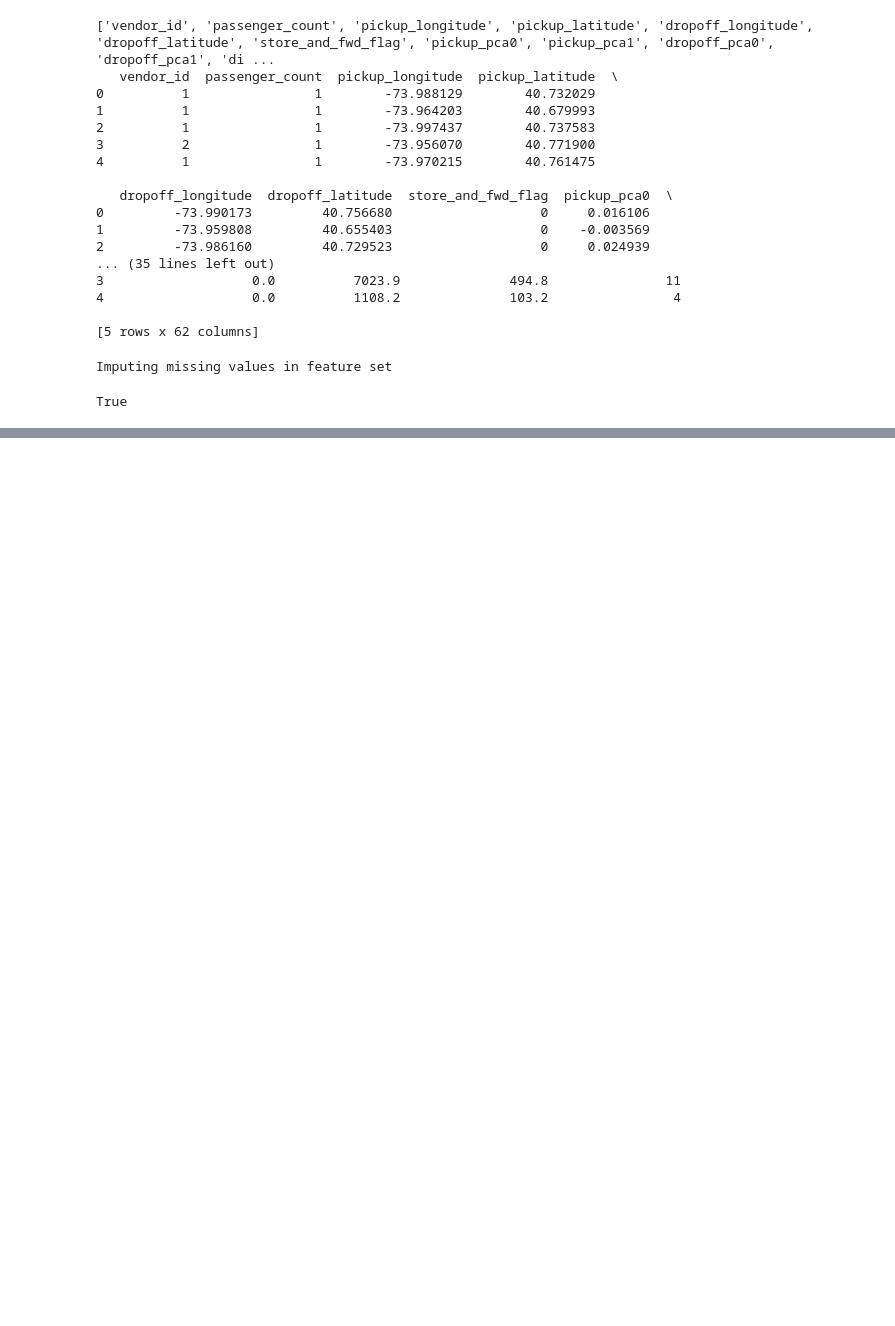
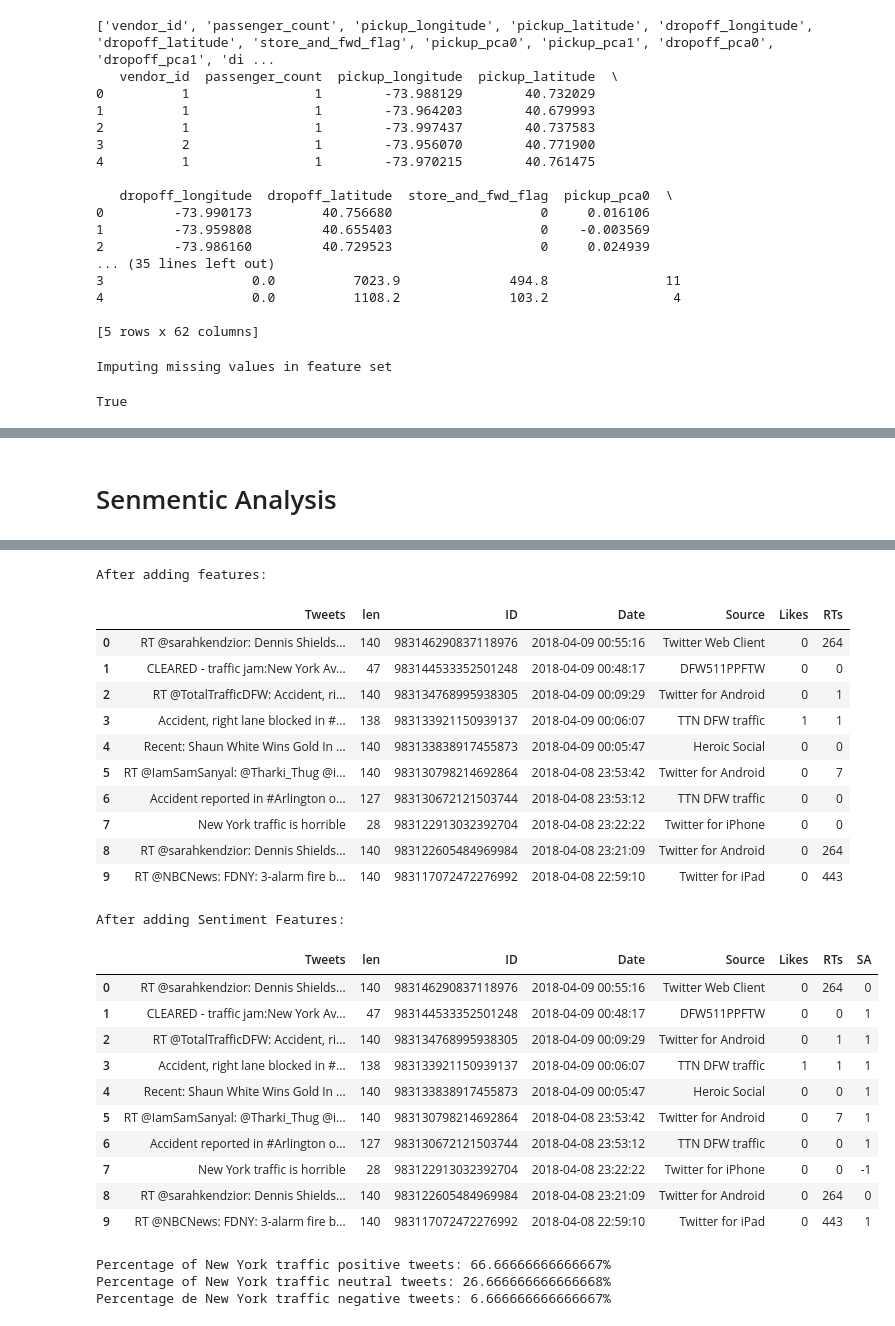
Before and after one commit to ziweifan177/Data-Science-Knowledge-Base, a Jupyter notebook: INFO7390_AdavancedDataScience/FinalProject_Git/FinalProject.ipynb, the cells around one changed output, grey strips where cells are left out. Cells and saved outputs as stored; diff of their text form; code cells hidden in the pictures; blank space fills up the shorter version.

```diff
--- a/INFO7390_AdavancedDataScience/FinalProject_Git/FinalProject.ipynb
+++ b/INFO7390_AdavancedDataScience/FinalProject_Git/FinalProject.ipynb
@@ -600,0 +1800,2 @@ NameError: name 'X_train' is not defined
+# %% [markdown]
+# Senmentic Analysis
@@ -600,0 +1832,17 @@ NameError: name 'X_train' is not defined
+# %%
+# We import our access keys:
+from credentials import *    # This will allow us to use the keys as variables
+
+# API's setup:
+def twitter_setup():
+    """
+    Utility function to setup the Twitter's API
+    with our access keys provided.
+    """
+    # Authentication and access using keys:
+    auth = tweepy.OAuthHandler(CONSUMER_KEY, CONSUMER_SECRET)
+    auth.set_access_token(ACCESS_TOKEN, ACCESS_SECRET)
+
+    # Return API with authentication:
+    api = tweepy.API(auth)
+    return api
@@ -600,0 +1919,28 @@ NameError: name 'X_train' is not defined
+# %%
+# We create an extractor object:
+api = twitter_setup()
+
+keyword="New York traffic"
+tweets=searchKeyword(keyword)
+dftweets=createDataFrame(tweets)
+
+print("Number of {} tweets extracted: {}.\n".format(keyword, len(tweets)))
+
+# We display the first 10 elements of the dataframe:
+display(dftweets.head(10))
+
+dftweets=AddDataFeature(dftweets, tweets)
+
+print("After adding features:\n")
+display(dftweets.head(10))
+
+dftweets=addSentimentFeature(dftweets)
+print("After adding Sentiment Features:\n")
+display(dftweets.head(10))
+
+pos_tweets, neu_tweets, neg_tweets=classifyTweets(dftweets)
+
+print("Percentage of {} positive tweets: {}%".format(keyword, len(pos_tweets)*100/len(dftweets['Tweets'])))
+print("Percentage of {} neutral tweets: {}%".format(keyword, len(neu_tweets)*100/len(dftweets['Tweets'])))
+print("Percentage de {} negative tweets: {}%".format(keyword, len(neg_tweets)*100/len(dftweets['Tweets'])))
+# %% [output]
@@ -600,0 +1971,27 @@ NameError: name 'X_train' is not defined
+After adding features:
+|  | Tweets | len | ID | Date | Source | Likes | RTs |
+| 0 | RT @sarahkendzior: Dennis Shields... | 140 | 983146290837118976 | 2018-04-09 00:55:16 | Twitter Web Client | 0 | 264 |
+| 1 | CLEARED - traffic jam:New York Av... | 47 | 983144533352501248 | 2018-04-09 00:48:17 | DFW511PPFTW | 0 | 0 |
+| 2 | RT @TotalTrafficDFW: Accident, ri... | 140 | 983134768995938305 | 2018-04-09 00:09:29 | Twitter for Android | 0 | 1 |
+| 3 | Accident, right lane blocked in #... | 138 | 983133921150939137 | 2018-04-09 00:06:07 | TTN DFW traffic | 1 | 1 |
+| 4 | Recent: Shaun White Wins Gold In ... | 140 | 983133838917455873 | 2018-04-09 00:05:47 | Heroic Social | 0 | 0 |
+| 5 | RT @IamSamSanyal: @Tharki_Thug @i... | 140 | 983130798214692864 | 2018-04-08 23:53:42 | Twitter for Android | 0 | 7 |
+| 6 | Accident reported in #Arlington o... | 127 | 983130672121503744 | 2018-04-08 23:53:12 | TTN DFW traffic | 0 | 0 |
+| 7 | New York traffic is horrible | 28 | 983122913032392704 | 2018-04-08 23:22:22 | Twitter for iPhone | 0 | 0 |
+| 8 | RT @sarahkendzior: Dennis Shields... | 140 | 983122605484969984 | 2018-04-08 23:21:09 | Twitter for Android | 0 | 264 |
+| 9 | RT @NBCNews: FDNY: 3-alarm fire b... | 140 | 983117072472276992 | 2018-04-08 22:59:10 | Twitter for iPad | 0 | 443 |
+After adding Sentiment Features:
+|  | Tweets | len | ID | Date | Source | Likes | RTs | SA |
+| 0 | RT @sarahkendzior: Dennis Shields... | 140 | 983146290837118976 | 2018-04-09 00:55:16 | Twitter Web Client | 0 | 264 | 0 |
+| 1 | CLEARED - traffic jam:New York Av... | 47 | 983144533352501248 | 2018-04-09 00:48:17 | DFW511PPFTW | 0 | 0 | 1 |
+| 2 | RT @TotalTrafficDFW: Accident, ri... | 140 | 983134768995938305 | 2018-04-09 00:09:29 | Twitter for Android | 0 | 1 | 1 |
+| 3 | Accident, right lane blocked in #... | 138 | 983133921150939137 | 2018-04-09 00:06:07 | TTN DFW traffic | 1 | 1 | 1 |
+| 4 | Recent: Shaun White Wins Gold In ... | 140 | 983133838917455873 | 2018-04-09 00:05:47 | Heroic Social | 0 | 0 | 1 |
+| 5 | RT @IamSamSanyal: @Tharki_Thug @i... | 140 | 983130798214692864 | 2018-04-08 23:53:42 | Twitter for Android | 0 | 7 | 1 |
+| 6 | Accident reported in #Arlington o... | 127 | 983130672121503744 | 2018-04-08 23:53:12 | TTN DFW traffic | 0 | 0 | 1 |
+| 7 | New York traffic is horrible | 28 | 983122913032392704 | 2018-04-08 23:22:22 | Twitter for iPhone | 0 | 0 | -1 |
+| 8 | RT @sarahkendzior: Dennis Shields... | 140 | 983122605484969984 | 2018-04-08 23:21:09 | Twitter for Android | 0 | 264 | 0 |
+| 9 | RT @NBCNews: FDNY: 3-alarm fire b... | 140 | 983117072472276992 | 2018-04-08 22:59:10 | Twitter for iPad | 0 | 443 | 1 |
+Percentage of New York traffic positive tweets: 66.66666666666667%
+Percentage of New York traffic neutral tweets: 26.666666666666668%
+Percentage de New York traffic negative tweets: 6.666666666666667%
```
Also changed, not shown: parts of 86 cells of this notebook.
